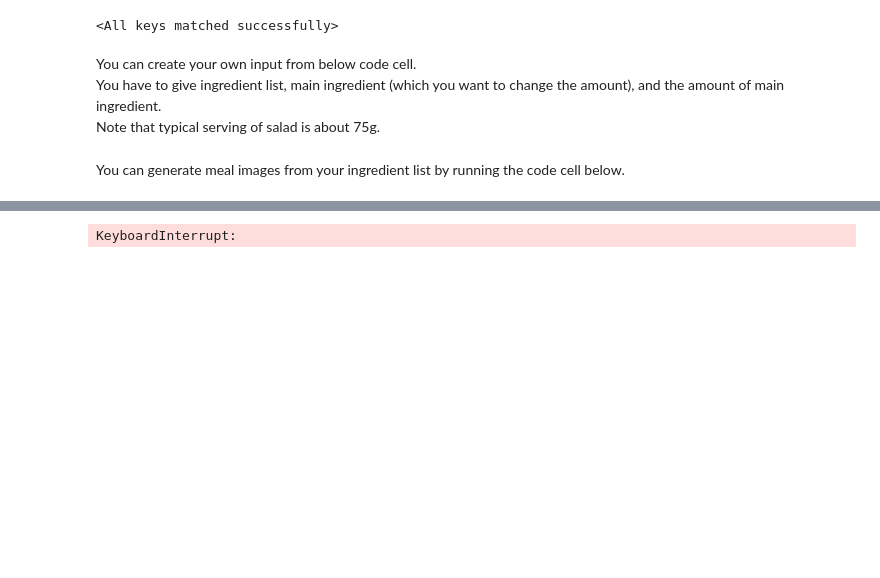
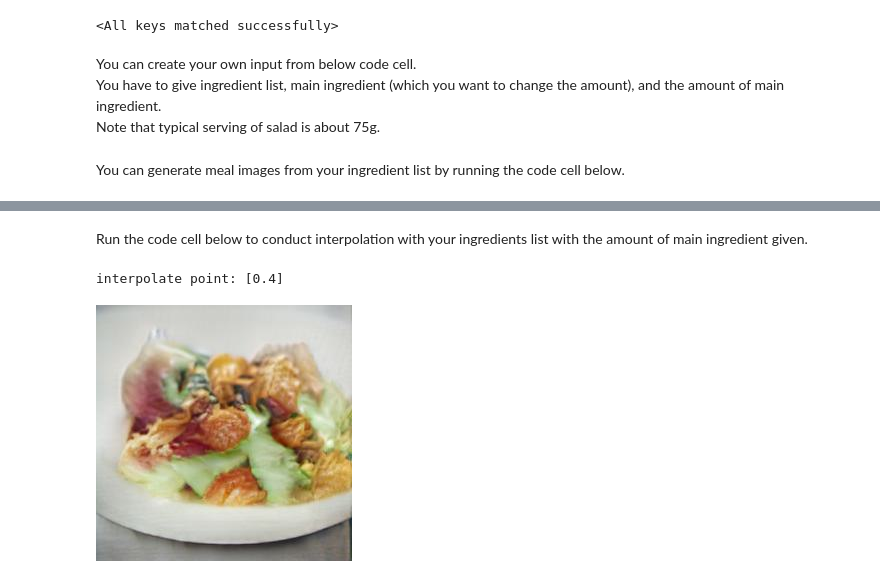
Before and after one commit to klory/CookGAN, a Jupyter notebook: made_a_little_cookgan/run_interpolation.ipynb, the cells around one changed output, grey strips where cells are left out. Drawn from its saved outputs; the diff is of its cells as text; code cells hidden in the pictures; blank space fills up the shorter version.

```diff
--- a/made_a_little_cookgan/run_interpolation.ipynb
+++ b/made_a_little_cookgan/run_interpolation.ipynb
@@ -296,8 +301,10 @@ Image(filename='/data/CS470_HnC/made_a_little_cookgan/interpolation_save/{}_inte
+# %% [markdown]
+Run the code cell below to conduct interpolation with your ingredients list with the amount of main ingredient given.
 # %%
 # average serving of salad is about 75g.
 # https://www.eatforhealth.gov.au/food-essentials/how-much-do-we-need-each-day/serve-sizes
 interpolate_points = []
-interpolate_points.append(your_main_ingredient_amount / 75)
+interpolate_points.append(int(your_main_ingredient_amount) / 75)
 print('interpolate point:', interpolate_points)
 fixed_noise = torch.zeros(1, 100)
 fixed_noise = fixed_noise.repeat(N, 1)
@@ -307,31 +314,32 @@ for w_y in interpolate_points:
     txt_embedding = w_y*txt_feat_y + (1-w_y)*txt_feat_n
     with torch.no_grad():
         fake_imgs, _, _ = netG(fixed_noise, txt_embedding)
     imgs = fake_imgs[-1] # those 256x256 images
     imgs_all.append(imgs[:30])
     imgs = imgs/2 + 0.5
     imgs = F.interpolate(imgs, [224, 224], mode='bilinear', align_corners=True)
     for i in range(imgs.shape[1]):
         imgs[:,i] = (imgs[:,i]-mean[i])/std[i]
     with torch.no_grad():
         img_feats = ImgEnc(imgs).detach().cpu().numpy()
     cvgs = compute_ingredient_retrival_score(img_feats, txt_feats, tops)
 
 max_index = match.index(max(match))
 save = imgs_all
 save = torch.stack(save)
 save = save.permute(1,0,2,3,4).contiguous()
 save = save.view(-1, 3, 256, 256)
 start = max_index
 imgs_slice = save[max_index]
 save_image(
     imgs_slice,
     os.path.join(save_dir, '{}_interpolations_actual.jpg'.format(hot_ingr)),
     nrow=7,
     normalize=True,
     scale_each=True)
 
 from IPython.display import Image
 Image(filename='/data/CS470_HnC/made_a_little_cookgan/interpolation_save/{}_interpolations_actual.jpg'.format(hot_ingr))
 # %% [output]
-KeyboardInterrupt:
+interpolate point: [0.4]
+[figure, added]
```
Also changed, not shown: parts of 5 cells of this notebook, 1 other file.
